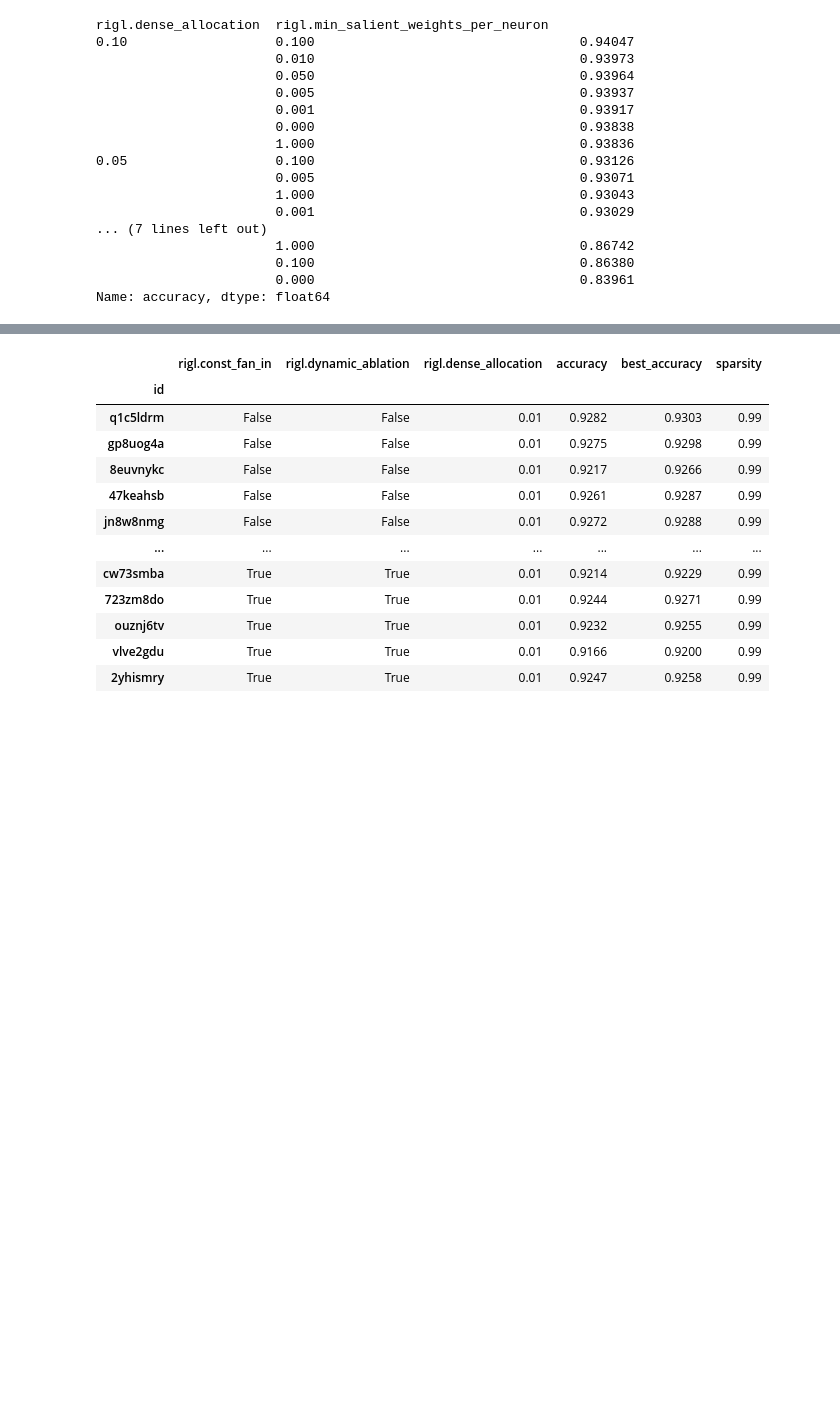
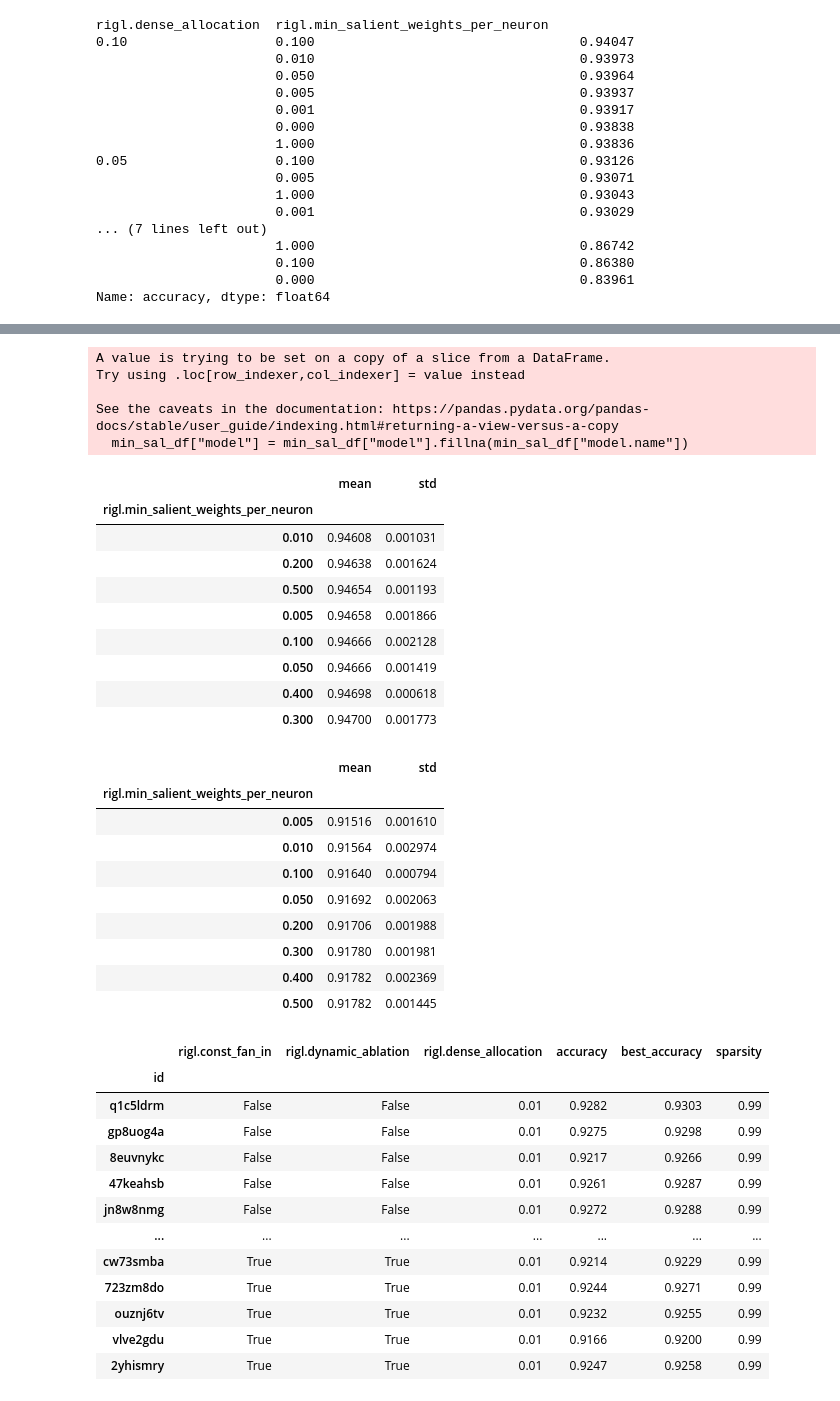
Before and after one commit to calgaryml/condensed-sparsity, a Jupyter notebook: notebooks/final_results.ipynb, the cells around one changed output, grey strips where cells are left out. Cells and saved outputs as stored; diff of their text form; code cells hidden in the pictures; blank space fills up the shorter version.

```diff
--- a/notebooks/final_results.ipynb
+++ b/notebooks/final_results.ipynb
@@ -967,3 +1006,35 @@ fig.show()
+# %%
+min_sal_df = df.loc[df["tags"].str.contains("sweep_1fik36lx")]
+min_sal_df["model"] = min_sal_df["model"].fillna(min_sal_df["model.name"])
+min_sal_df = min_sal_df.loc[min_sal_df["rigl.dense_allocation"]==0.05]
+for model_name in ["resnet18", "wide_resnet22"]:
+    display(min_sal_df.loc[min_sal_df["model"]==model_name][["rigl.min_salient_weights_per_neuron", "best_accuracy"]].groupby("rigl.min_salient_weights_per_neuron").agg(["mean", 'std'])["best_accuracy"].sort_values(by="mean"))
+# %% [output]
+A value is trying to be set on a copy of a slice from a DataFrame.
+Try using .loc[row_indexer,col_indexer] = value instead
+
+See the caveats in the documentation: https://pandas.pydata.org/pandas-docs/stable/user_guide/indexing.html#returning-a-view-versus-a-copy
+  min_sal_df["model"] = min_sal_df["model"].fillna(min_sal_df["model.name"])
+|  | mean | std |
+| rigl.min_salient_weights_per_neuron |  |  |
+| 0.010 | 0.94608 | 0.001031 |
+| 0.200 | 0.94638 | 0.001624 |
+| 0.500 | 0.94654 | 0.001193 |
+| 0.005 | 0.94658 | 0.001866 |
+| 0.100 | 0.94666 | 0.002128 |
+| 0.050 | 0.94666 | 0.001419 |
+| 0.400 | 0.94698 | 0.000618 |
+| 0.300 | 0.94700 | 0.001773 |
+|  | mean | std |
+| rigl.min_salient_weights_per_neuron |  |  |
+| 0.005 | 0.91516 | 0.001610 |
+| 0.010 | 0.91564 | 0.002974 |
+| 0.100 | 0.91640 | 0.000794 |
+| 0.050 | 0.91692 | 0.002063 |
+| 0.200 | 0.91706 | 0.001988 |
+| 0.300 | 0.91780 | 0.001981 |
+| 0.400 | 0.91782 | 0.002369 |
+| 0.500 | 0.91782 | 0.001445 |
 # %%
     interested_cols=[
         "rigl.const_fan_in",
```
Also changed, not shown: parts of 6 cells of this notebook, 5 other files.
